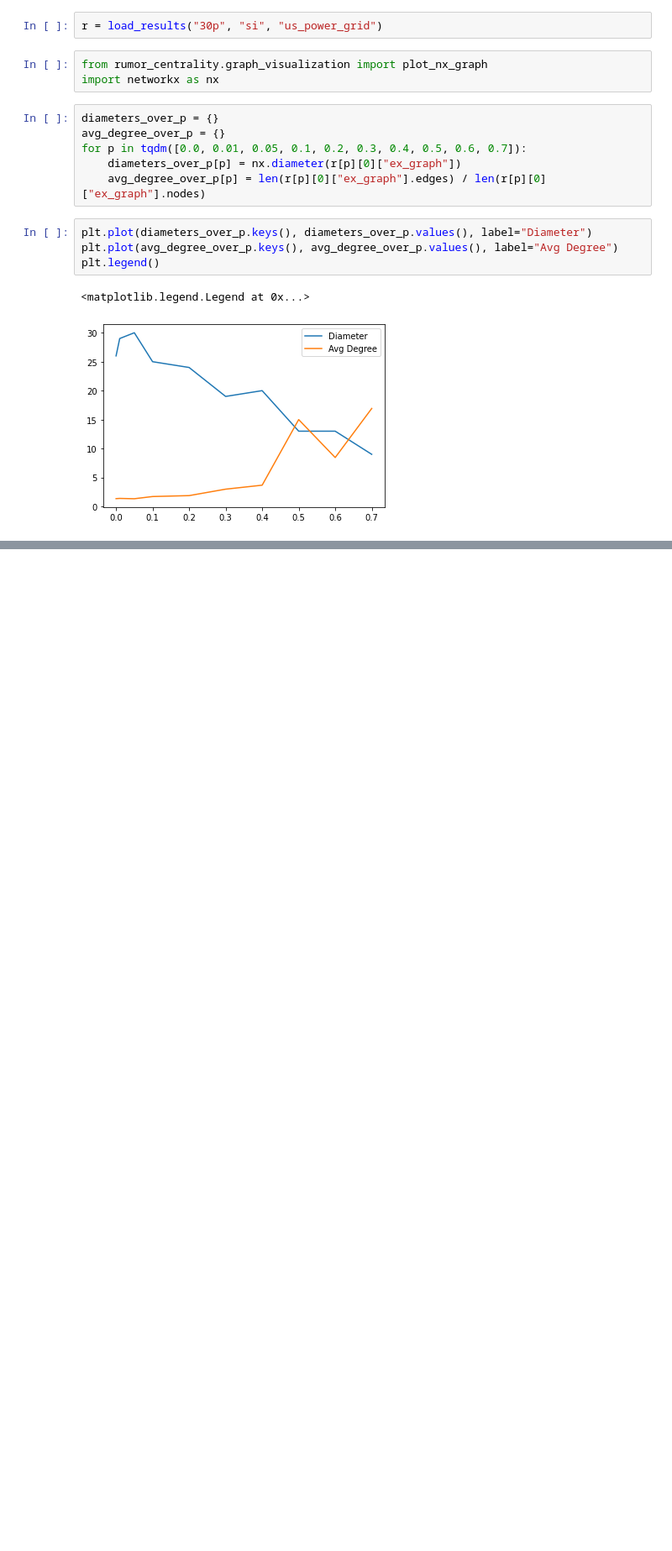
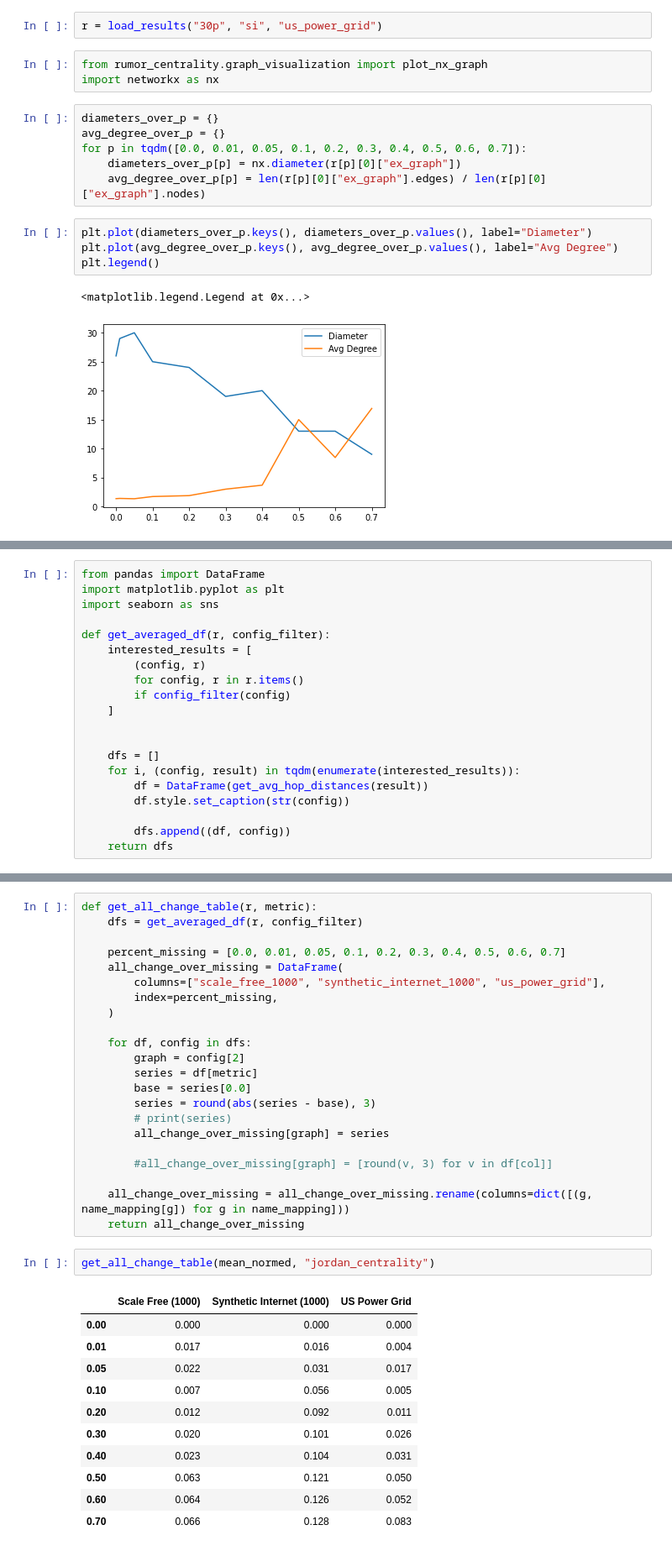
Before and after one commit to Paulpanther/info-flow, a Jupyter notebook: Normalize and Compare Missing Data Results.ipynb, the cells around one changed output, grey strips where cells are left out. Shown at 84% size. Cells and saved outputs as stored; diff of their text form; blank space fills up the shorter version.

```diff
--- a/Normalize and Compare Missing Data Results.ipynb
+++ b/Normalize and Compare Missing Data Results.ipynb
@@ -421,0 +474,20 @@ plt.legend()
+# %%
+from pandas import DataFrame
+import matplotlib.pyplot as plt
+import seaborn as sns
+
+def get_averaged_df(r, config_filter):
+    interested_results = [
+        (config, r)
+        for config, r in r.items()
+        if config_filter(config)
+    ]
+
+
+    dfs = []
+    for i, (config, result) in tqdm(enumerate(interested_results)):
+        df = DataFrame(get_avg_hop_distances(result))
+        df.style.set_caption(str(config))
+
+        dfs.append((df, config))
+    return dfs
@@ -421,0 +513,36 @@ plt.legend()
+# %%
+def get_all_change_table(r, metric):
+    dfs = get_averaged_df(r, config_filter)
+
+    percent_missing = [0.0, 0.01, 0.05, 0.1, 0.2, 0.3, 0.4, 0.5, 0.6, 0.7]
+    all_change_over_missing = DataFrame(
+        columns=["scale_free_1000", "synthetic_internet_1000", "us_power_grid"],
+        index=percent_missing,
+    )
+
+    for df, config in dfs:
+        graph = config[2]
+        series = df[metric]
+        base = series[0.0]
+        series = round(abs(series - base), 3)
+        # print(series)
+        all_change_over_missing[graph] = series
+
+        #all_change_over_missing[graph] = [round(v, 3) for v in df[col]]
+
+    all_change_over_missing = all_change_over_missing.rename(columns=dict([(g, name_mapping[g]) for g in name_mapping]))
+    return all_change_over_missing
+# %%
+get_all_change_table(mean_normed, "jordan_centrality")
+# %% [output]
+|  | Scale Free (1000) | Synthetic Internet (1000) | US Power Grid |
+| 0.00 | 0.000 | 0.000 | 0.000 |
+| 0.01 | 0.017 | 0.016 | 0.004 |
+| 0.05 | 0.022 | 0.031 | 0.017 |
+| 0.10 | 0.007 | 0.056 | 0.005 |
+| 0.20 | 0.012 | 0.092 | 0.011 |
+| 0.30 | 0.020 | 0.101 | 0.026 |
+| 0.40 | 0.023 | 0.104 | 0.031 |
+| 0.50 | 0.063 | 0.121 | 0.050 |
+| 0.60 | 0.064 | 0.126 | 0.052 |
+| 0.70 | 0.066 | 0.128 | 0.083 |
```
Also changed, not shown: parts of 26 cells of this notebook, 1 other file.
